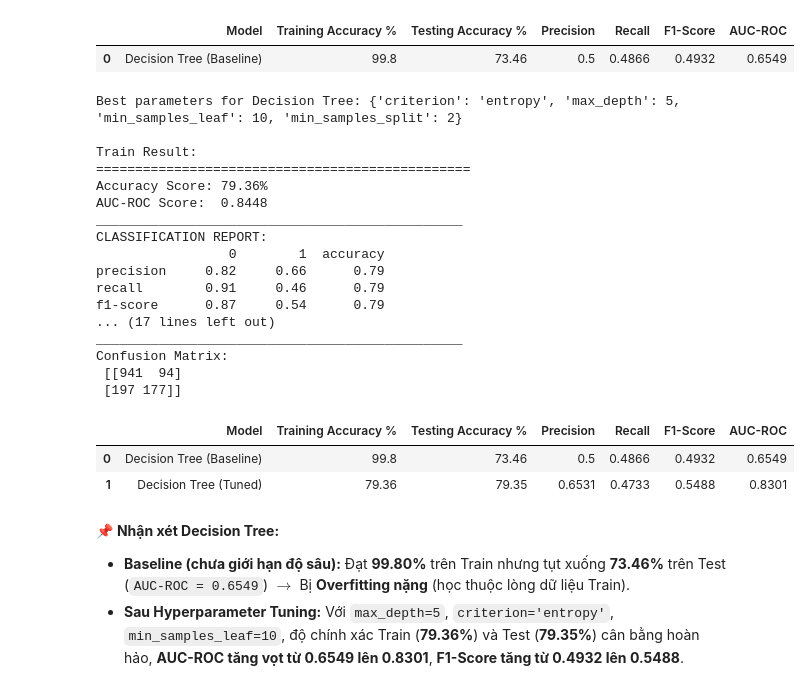
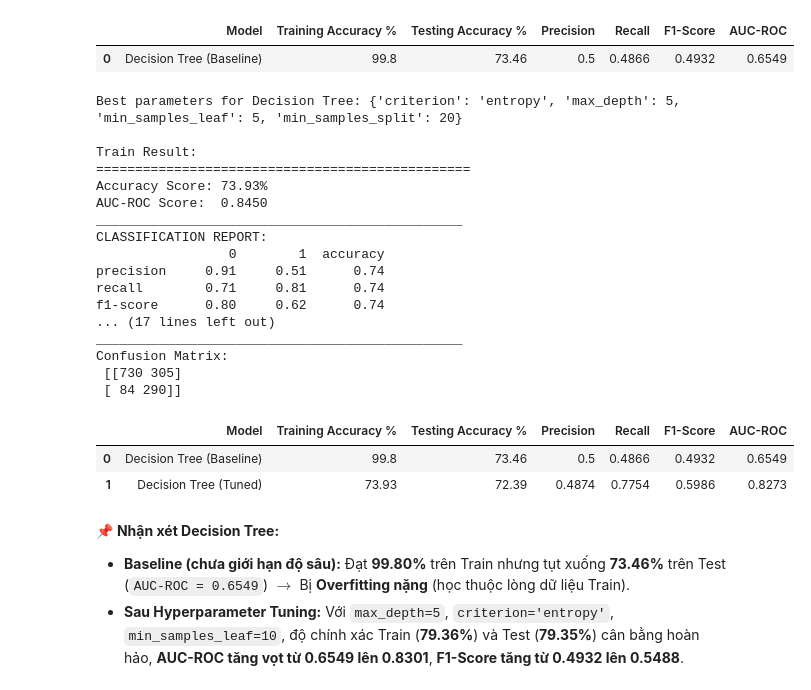
Before and after one commit to TranDuyAnhDEDA/KhaiPhaDuLieu, a Jupyter notebook: EDA.ipynb, the cells around one changed output. Cells and saved outputs as stored; diff of their text form; code cells hidden in the pictures.

```diff
--- a/EDA.ipynb
+++ b/EDA.ipynb
@@ -486,45 +486,45 @@ dt_params = {
 }
 
 dt_cv = GridSearchCV(
-    DecisionTreeClassifier(random_state=42),
+    DecisionTreeClassifier(random_state=42, class_weight='balanced'),
     dt_params,
-    scoring="roc_auc", # điểm đánh giá mức độ phân loại của mô hình
+    scoring="roc_auc",
     n_jobs=-1,
     cv=5 # chia tập train và tập test ra 5 phần
 )
 dt_cv.fit(x_train, y_train)
 print(f"Best parameters for Decision Tree: {dt_cv.best_params_}\n")
 
 dt_tuned = dt_cv.best_estimator_
 print_score(dt_tuned, x_train, y_train, x_test, y_test, train=True)
 print_score(dt_tuned, x_train, y_train, x_test, y_test, train=False)
 
 results_df = pd.concat([
     results_df,
     evaluate_to_df("Decision Tree (Tuned)", dt_tuned, x_train, y_train, x_test, y_test)
 ], ignore_index=True)
 results_df
 # %% [output]
-Best parameters for Decision Tree: {'criterion': 'entropy', 'max_depth': 5, 'min_samples_leaf': 10, 'min_samples_split': 2}
+Best parameters for Decision Tree: {'criterion': 'entropy', 'max_depth': 5, 'min_samples_leaf': 5, 'min_samples_split': 20}
 
 Train Result:
 ================================================
-Accuracy Score: 79.36%
-AUC-ROC Score:  0.8448
+Accuracy Score: 73.93%
+AUC-ROC Score:  0.8450
 _______________________________________________
 CLASSIFICATION REPORT:
                  0        1  accuracy
-precision     0.82     0.66      0.79
-recall        0.91     0.46      0.79
-f1-score      0.87     0.54      0.79
+precision     0.91     0.51      0.74
+recall        0.71     0.81      0.74
+f1-score      0.80     0.62      0.74
 ... (17 lines left out)
 _______________________________________________
 Confusion Matrix:
- [[941  94]
- [197 177]]
+ [[730 305]
+ [ 84 290]]
 |  | Model | Training Accuracy % | Testing Accuracy % | Precision | Recall | F1-Score | AUC-ROC |
 | 0 | Decision Tree (Baseline) | 99.8 | 73.46 | 0.5 | 0.4866 | 0.4932 | 0.6549 |
-| 1 | Decision Tree (Tuned) | 79.36 | 79.35 | 0.6531 | 0.4733 | 0.5488 | 0.8301 |
+| 1 | Decision Tree (Tuned) | 73.93 | 72.39 | 0.4874 | 0.7754 | 0.5986 | 0.8273 |
 # %% [markdown]
 📌 **Nhận xét Decision Tree:**
 * **Baseline (chưa giới hạn độ sâu):** Đạt **99.80%** trên Train nhưng tụt xuống **73.46%** trên Test (`AUC-ROC = 0.6549`) $\rightarrow$ Bị **Overfitting nặng** (học thuộc lòng dữ liệu Train).
```
Also changed, not shown: parts of 5 cells of this notebook.
